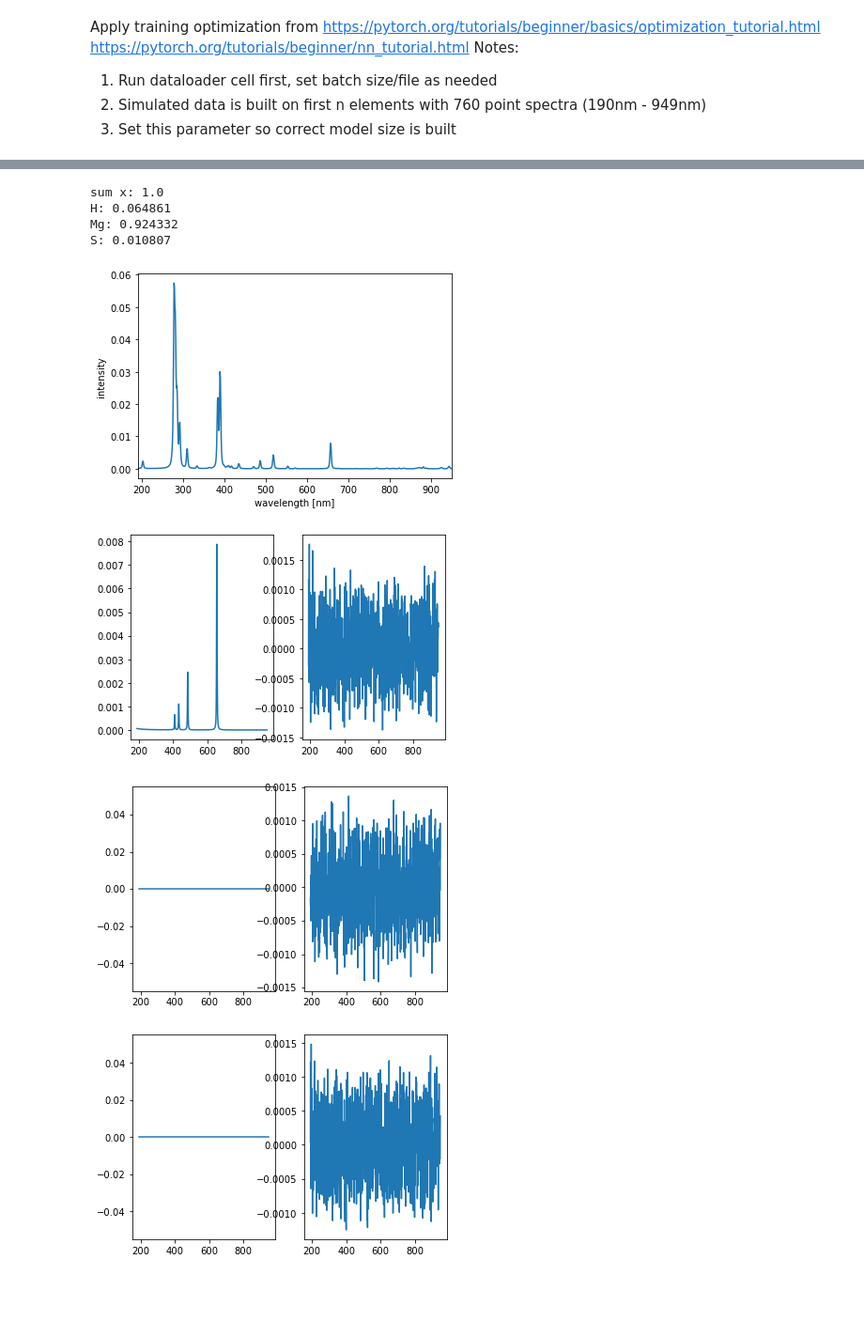
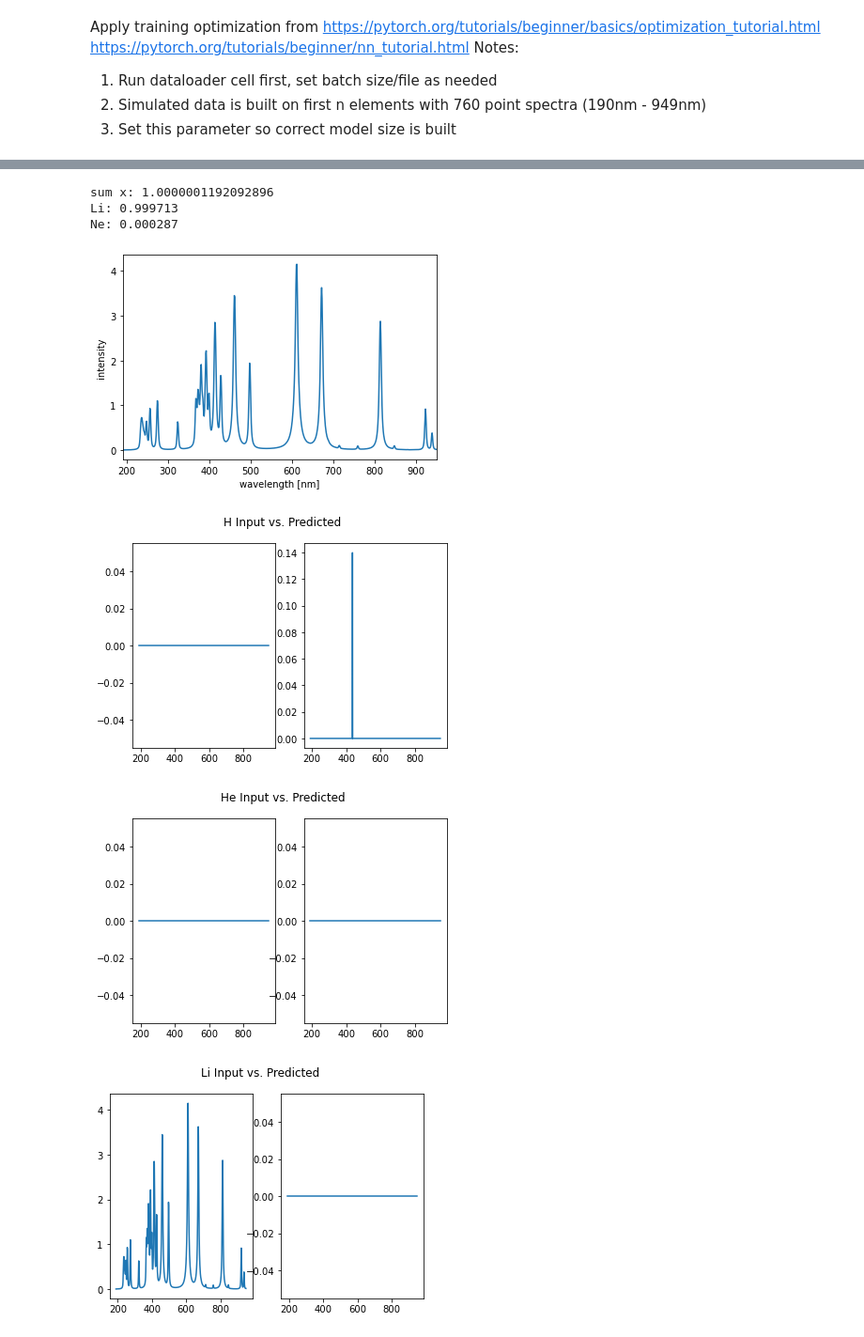
Before and after one commit to MWhitta/phaseMAP, a Jupyter notebook: LIBS_Training.ipynb, the cells around one changed output, grey strips where cells are left out. Shown at 94% size. Cells and saved outputs as stored; diff of their text form; code cells hidden in the pictures; blank space fills up the shorter version.

```diff
--- a/LIBS_Training.ipynb
+++ b/LIBS_Training.ipynb
@@ -20,7 +20,7 @@ datapath = top_dir / 'data'
 elem_symb = np.loadtxt(datapath / "abundance/elements_94.csv", dtype=str)
 #Leverage PyTorch native Dataset and DataLoader
 #Define Train/Test sets from 20 element data samples
-with open(datapath / 'training/10k_nomods.pickle', 'rb') as f:
+with open(datapath / 'training/100k_nomods.pickle', 'rb') as f:
     fracs = pickle.load(f)
     wave = pickle.load(f)
     x_data = pickle.load(f)
@@ -30,10 +30,16 @@ with open(datapath / 'training/10k_nomods.pickle', 'rb') as f:
 #input needs a placeholder "channel" dimension since single channel
 #learned labels already has max_z + 2 channels from spec_array
 #data has to match weights which default to float() so cast data as same
-scale_factor = 1
+scale_factor = 1000
 x_data = torch.tensor(x_data[:,None,:].astype('float32'))
 y_data = torch.tensor(y_data.astype('float32'))
-spec_ds = TensorDataset(scale_factor * x_data, scale_factor * y_data)
+x_data[x_data < 0] = 0
+y_data[y_data < 0] = 0
+#log transform data, add small offset 1 so zero points remain ~zero on log scale
+x_data = torch.log(scale_factor * x_data + 1)
+y_data = torch.log(scale_factor * y_data + 1)
+
+spec_ds = TensorDataset(x_data, y_data)
 #batch sizes
 train_bs = 50
 test_bs = 100
@@ -57,13 +63,13 @@ Notes:
 el_count = 20 #first n elements used to construct model
 wl_points = 760 #number of wavelength point measurements in data
 learning_rate = 1 #There is a schedule to reduce as loss plateaus
-lr_patience = 3
-lr_cooldown = 3
+lr_patience = 2
+lr_cooldown = 2
 lr_thresh = 0.01
-epochs = 2
+epochs = 20
 
 #Initialize and run
-model = unet_002.LIBSUNet(el_count, wl_points)
+model = unet_004.LIBSUNet(el_count, wl_points)
 loss_fn = nn.MSELoss(reduction='mean')
 optimizer = torch.optim.SGD(model.parameters(), lr=learning_rate)
 lr_scheduler = ReduceLROnPlateau(optimizer, mode='min', patience=lr_patience,
@@ -77,7 +83,7 @@ writer = SummaryWriter(writerpath)
 
 for t in range(epochs):
     print(f"Epoch {t+1}, learning rate {optimizer.param_groups[0]['lr']}\n-------------------------------")
-    train_loop(train_dl, model, loss_fn, optimizer, writer, t+1, debug=True)
+    train_loop(train_dl, model, loss_fn, optimizer, writer, t+1, debug=True, bsize=train_bs)
     test_loss = test_loop(test_dl, model, loss_fn, writer, t+1)
     lr_scheduler.step(test_loss)
 print("Done!")
@@ -96,47 +116,48 @@ for param in model.parameters():
     print(f"{param.grad}")
 # %%
 #look at the predicted vs. reference spectra
-i_samp = 75 #vary up to 9999
+i_samp = 1000 #vary up to 9999
 x_sample = x_data[i_samp][None, :, :] #need correct dimensions with batch for prediction
 y_sample = y_data[i_samp].detach().numpy() #[22][760] # 20+2 (el + art + noi) spectra
 
 #composite spectra and components
-print(f"sum x: {torch.sum(x_sample[0][0])}")
+print(f"sum x: {torch.sum((torch.exp(x_sample[0][0])-1)/1000)}")
 #show the element fractions
-for i in range(20):
-    frac = np.sum(y_sample[i])
+for i in range(el_count):
+    frac = np.sum((np.exp(y_sample[i]) - 1)/1000)
     if frac > 0:
         print(f"{elem_symb[i]}: {frac:>4f}")
 
 wave = np.arange(190,950)
 #first plot the composite input spectrum we're trying to decompose
 plt.plot(wave, x_sample[0][0])
 plt.xlabel('wavelength [nm]')
 plt.ylabel('intensity')
 plt.xlim([190, 950])
 plt.show
 
 #prediction
+plot_thresh = 0.1
 model.eval()
 with torch.no_grad():
     pred = model(x_sample)
     y_pred = pred[0].detach().numpy() #[22][760] corresponding predictions for y_sample
+    y_pred[y_pred < plot_thresh] = 0
 
     #https://matplotlib.org/3.5.0/tutorials/introductory/usage.html#the-object-oriented-interface-and-the-pyplot-interface
     def pred_plot(ax, data1, data2, param_dict):
         out = ax.plot(data1, data2, **param_dict)
         return out
     for i in range(22):
         fig, (ax1, ax2) = plt.subplots(1, 2)
         fig.suptitle(f'{elem_symb[i]} Input vs. Predicted ')
         pred_plot(ax1, wave, y_sample[i], {})
         pred_plot(ax2, wave, y_pred[i], {})
 # %% [output]
-sum x: 1.0
-H: 0.064861
-Mg: 0.924332
-S: 0.010807
+sum x: 1.0000001192092896
+Li: 0.999713
+Ne: 0.000287
-[figure, old version]
+[figure, new version]
-[figure, old version]
+[figure, new version]
-[figure, old version]
+[figure, new version]
-[figure, old version]
+[figure, new version]
```
Also changed, not shown: parts of 3 cells of this notebook, 3 other files.
